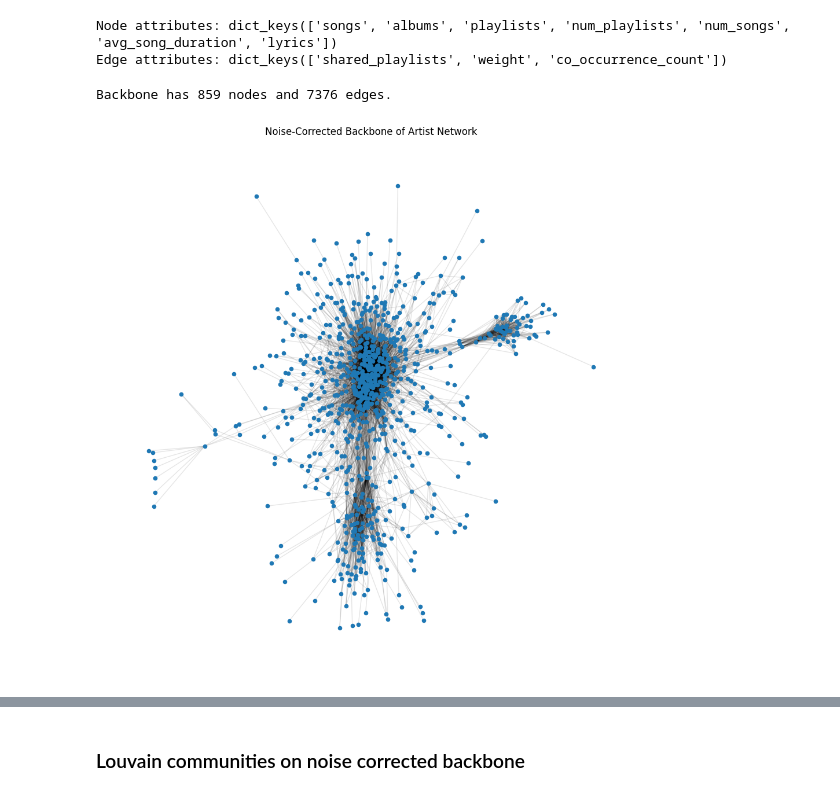
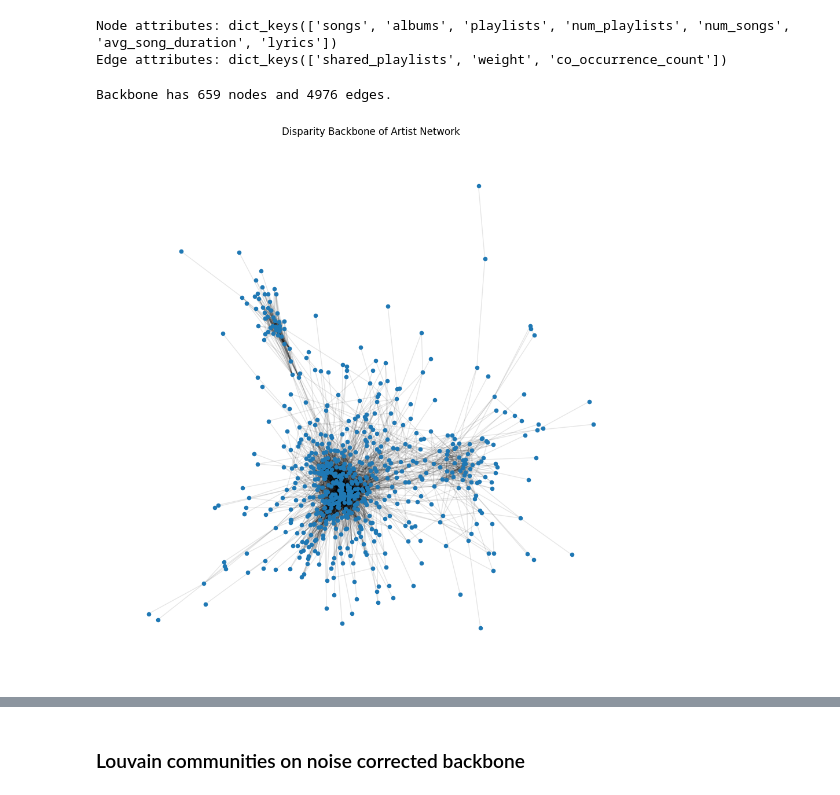
Before and after one commit to noanorgaard/SocialGraphs, a Jupyter notebook: Iben/Network_mess_around.ipynb, the cells around one changed output, grey strips where cells are left out. Saved outputs shown, nothing was run; the diff lists cells and outputs as text; code cells hidden in the pictures.

```diff
--- a/Iben/Network_mess_around.ipynb
+++ b/Iben/Network_mess_around.ipynb
@@ -552,8 +552,11 @@ plt.show()
 # %% [markdown]
 ### Graph med lyrics
 # %%
+from pathlib import Path
+import networkx as nx
+
 # load graph
-path_to_graph = Path(r"/Users/iben/Desktop/Social_graphs/artist_network.graphml")
+path_to_graph = Path(r"/Users/iben/Desktop/Social_graphs/SocialGraphs/Project/MUSIC/artist_network.graphml")
 
 G_lyrics = nx.read_graphml(path_to_graph)
 
@@ -661,20 +683,20 @@ Edge attributes: dict_keys(['shared_playlists', 'weight', 'co_occurrence_count']
 # %%
 backbone_disp = disparity_filter(G_lyrics, alpha=0.1, weight='weight')
 gcc_disp = max(nx.connected_components(backbone_disp), key=len)
 subgraph_disp = backbone_disp.subgraph(gcc_disp).copy()
 
 # print nodes and edges of the backbone
 print(f"Backbone has {backbone_disp.number_of_nodes()} nodes and {backbone_disp.number_of_edges()} edges.")
 
 # plot the backbone network
 import matplotlib.pyplot as plt
 plt.figure(figsize=(12, 12))
 pos = nx.spring_layout(subgraph_disp, k=0.1)  # positions for all
 nx.draw_networkx_nodes(subgraph_disp, pos, node_size=20)
 nx.draw_networkx_edges(subgraph_disp, pos, alpha=0.1)
-plt.title("Noise-Corrected Backbone of Artist Network")
+plt.title("Disparity Backbone of Artist Network")
 plt.axis('off')
 plt.show()
 # %% [output]
-Backbone has 859 nodes and 7376 edges.
+Backbone has 659 nodes and 4976 edges.
-[figure, old version]
+[figure, new version]
```
Also changed, not shown: parts of 24 cells of this notebook, 1 other file.
